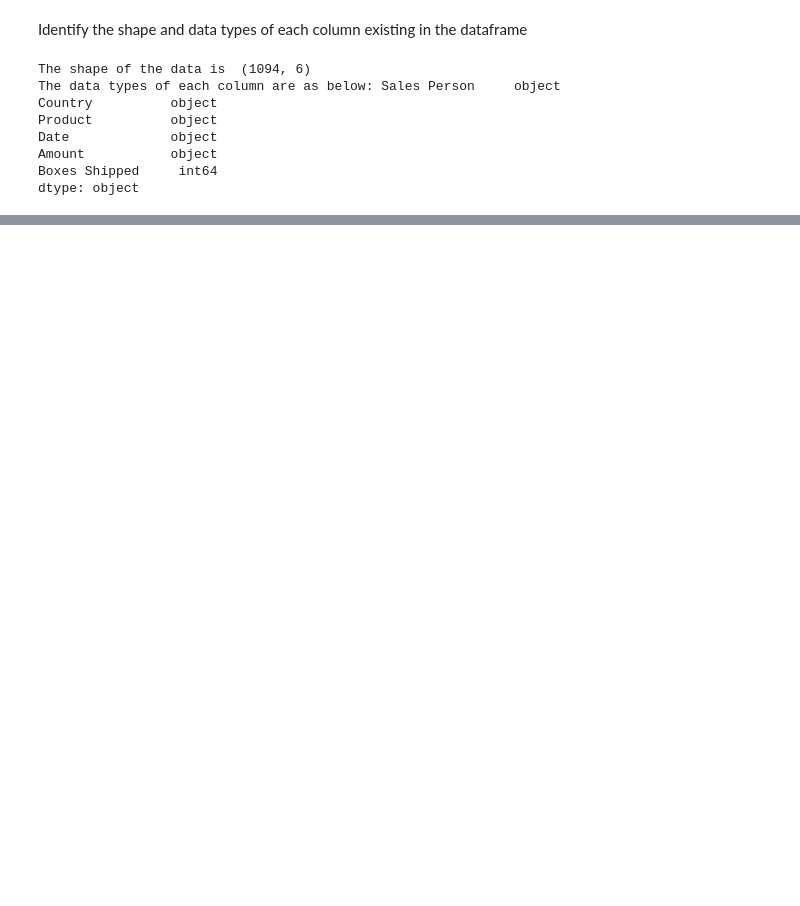
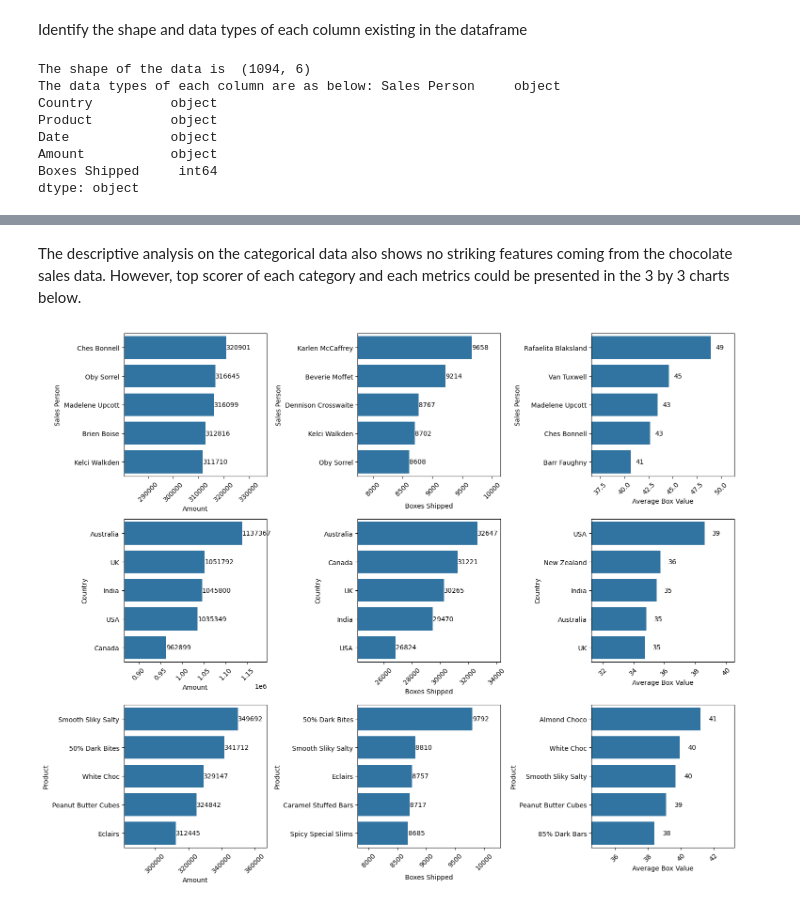
Before and after one commit to jasonzelin/data-analytics-portfolio, a Jupyter notebook: chocolate_sales_data/notebook.ipynb, the cells around one changed output, grey strips where cells are left out. Cells and saved outputs as stored; diff of their text form; code cells hidden in the pictures; blank space fills up the shorter version.

```diff
--- a/chocolate_sales_data/notebook.ipynb
+++ b/chocolate_sales_data/notebook.ipynb
@@ -43,0 +268,39 @@ dtype: object
+# %% [markdown]
+The descriptive analysis on the categorical data also shows no striking features coming from the chocolate sales data. However, top scorer of each category and each metrics could be presented in the 3 by 3 charts below.
+# %%
+# Create subplots: 3 columns
+fig, axes = plt.subplots(nrows=3, ncols=3, figsize=(15, 12))
+r = 0
+c = 0
+
+aggregator_columns = ['Sales Person', 'Country', 'Product']
+for a in aggregator_columns:
+    looping_columns = list(numeric_columns)
+    looping_columns.append(a)
+    df_temp = df[looping_columns].groupby(by=a).sum().reset_index()
+    df_temp['Average Box Value'] = df_temp['Amount'] / df_temp['Boxes Shipped']
+    for n in numeric_columns:
+        df_vis = df_temp[[a, n]].sort_values(by=n, axis=0, ascending=False).head(5).reset_index(drop=True)
+        sns_bar = sns.barplot(data=df_vis, x=n, y=a, ax=axes[r,c])
+        min_x = df_vis[n].min() * 0.9
+        axes[r][c].set_xlim(min_x, None) # Add data labels
+        for bar in sns_bar.patches:
+            width = bar.get_width()
+            axes[r][c].text(
+                x=width + 0.5,                      # Slightly after the bar
+                y=bar.get_y() + bar.get_height()/2, # Vertically center the label
+                s=f'{width:.0f}',
+                va='center'
+            )
+        c = c + 1
+    r = r + 1
+    c = 0
+
+# Rotate date labels on all plots
+for ax in axes.flat:
+    ax.tick_params(axis='x', rotation=45)
+
+plt.tight_layout()
+plt.show()
+# %% [output]
+[figure, added]
```
Also changed, not shown: parts of 18 cells of this notebook, 1 other file.
